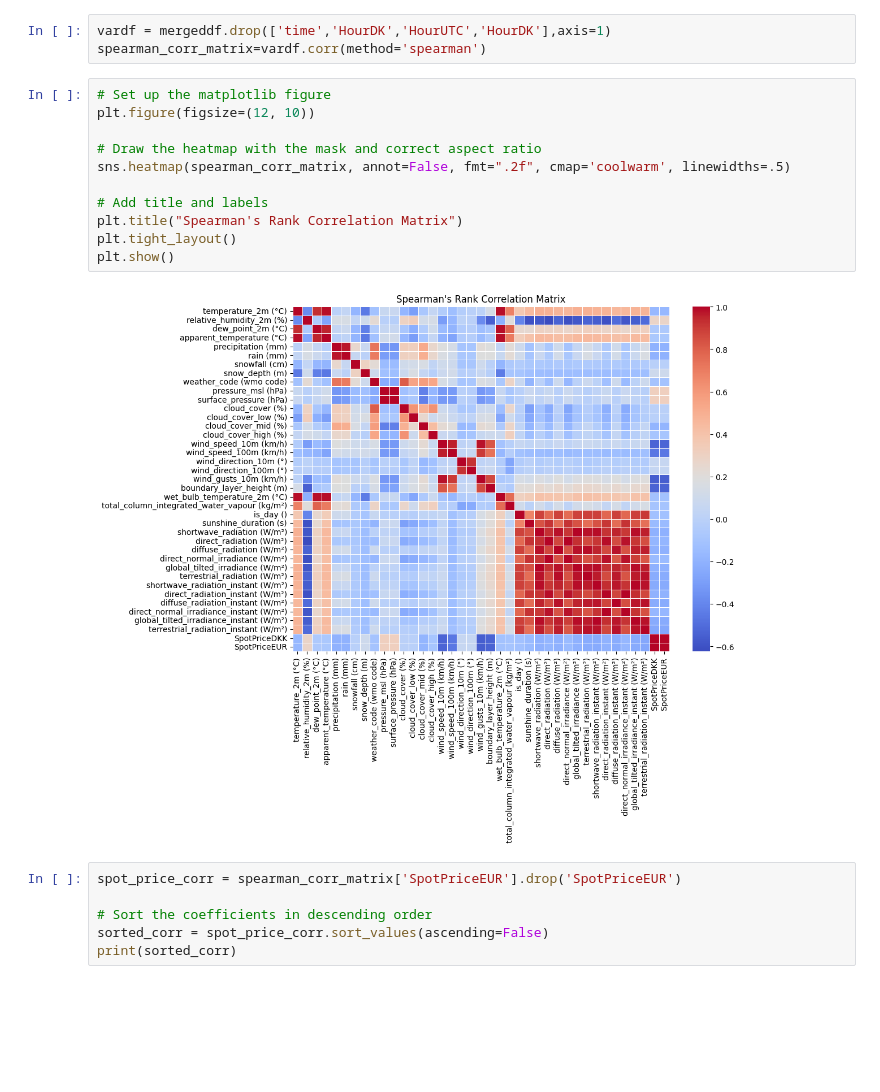
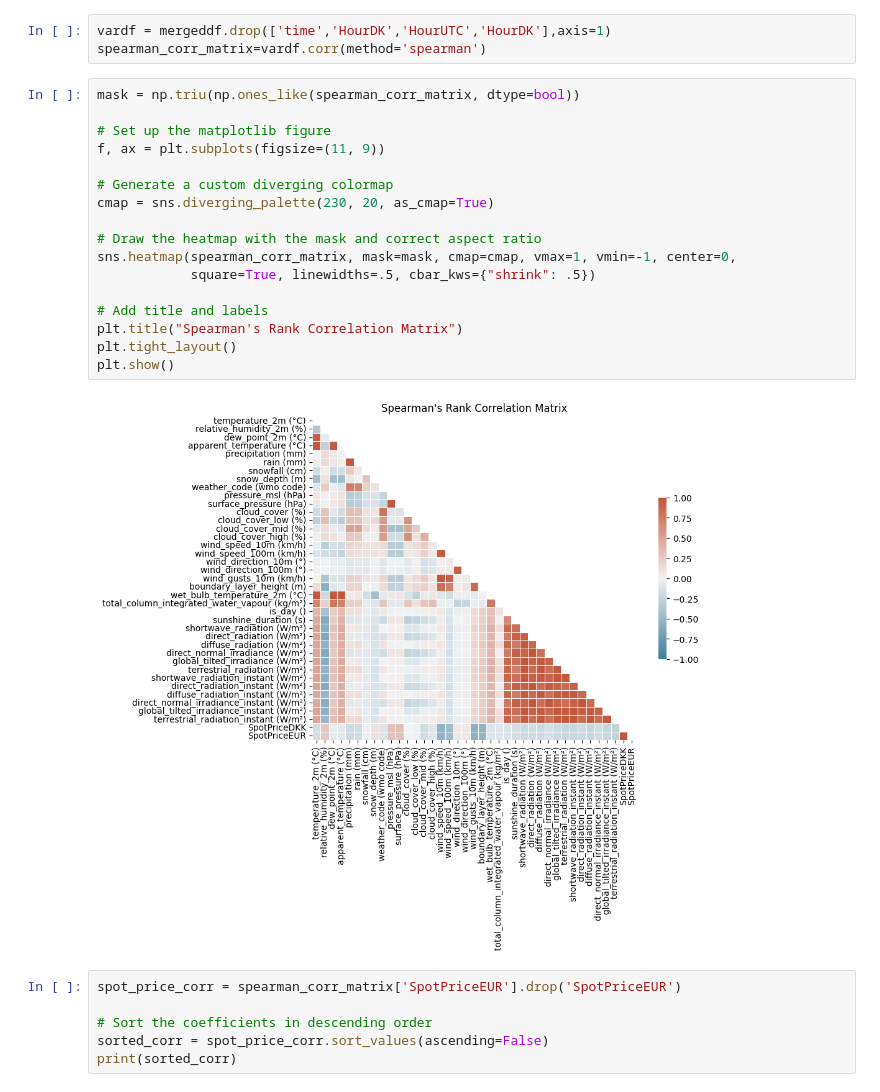
Before and after one commit to JonasSinjan/officeWindowPowerForecast, a Jupyter notebook: spearman_rank_corr.ipynb, the cells around one changed output. Drawn from its saved outputs; the diff is of its cells as text; blank space fills up the shorter version.

Commit message:
adjusted spearman matrix plot

```diff
--- a/spearman_rank_corr.ipynb
+++ b/spearman_rank_corr.ipynb
@@ -24,18 +25,24 @@ See the caveats in the documentation: https://pandas.pydata.org/pandas-docs/stab
 vardf = mergeddf.drop(['time','HourDK','HourUTC','HourDK'],axis=1)
 spearman_corr_matrix=vardf.corr(method='spearman')
 # %%
+mask = np.triu(np.ones_like(spearman_corr_matrix, dtype=bool))
+
 # Set up the matplotlib figure
-plt.figure(figsize=(12, 10))
+f, ax = plt.subplots(figsize=(11, 9))
+
+# Generate a custom diverging colormap
+cmap = sns.diverging_palette(230, 20, as_cmap=True)
 
 # Draw the heatmap with the mask and correct aspect ratio
-sns.heatmap(spearman_corr_matrix, annot=False, fmt=".2f", cmap='coolwarm', linewidths=.5)
+sns.heatmap(spearman_corr_matrix, mask=mask, cmap=cmap, vmax=1, vmin=-1, center=0,
+            square=True, linewidths=.5, cbar_kws={"shrink": .5})
 
 # Add title and labels
 plt.title("Spearman's Rank Correlation Matrix")
 plt.tight_layout()
 plt.show()
 # %% [output]
-[figure, old version]
+[figure, new version]
 # %%
 spot_price_corr = spearman_corr_matrix['SpotPriceEUR'].drop('SpotPriceEUR')
 
```
Also changed, not shown: parts of 2 cells of this notebook.
